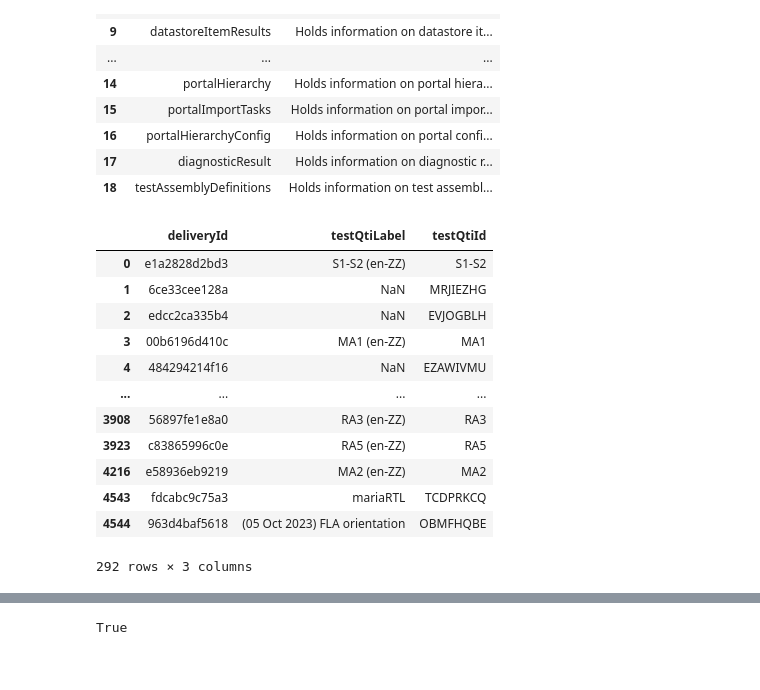
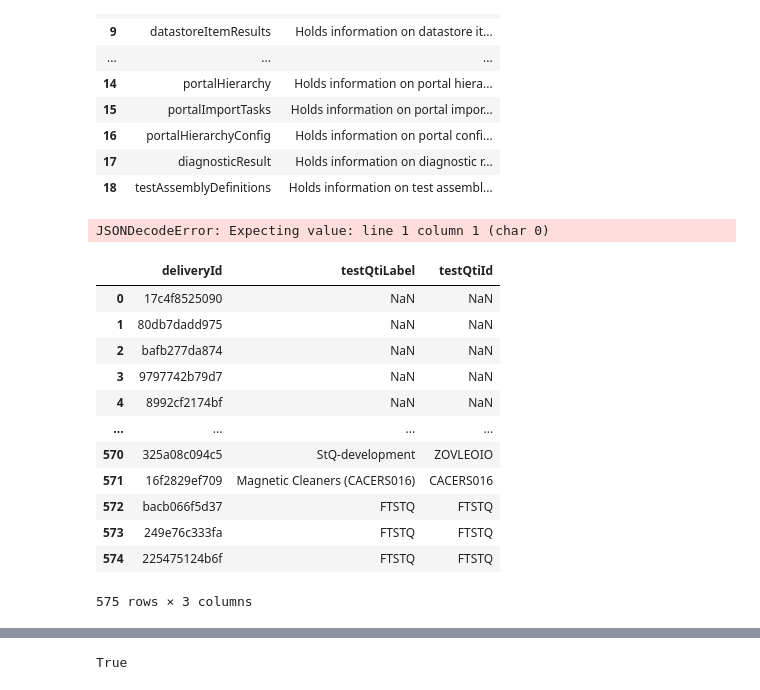
Before and after one commit to leonhead-acer/pisa2025-api-etl, a Jupyter notebook: Getting_started_with_Data_Extraction.ipynb, the cells around one changed output, grey strips where cells are left out. Drawn from its saved outputs; the diff is of its cells as text; code cells hidden in the pictures.

```diff
--- a/Getting_started_with_Data_Extraction.ipynb
+++ b/Getting_started_with_Data_Extraction.ipynb
@@ -175,11 +172,16 @@ logging.captureWarnings(True)
 ##
 ##    function to obtain a new OAuth 2.0 token from the authentication server
 ##
-def get_new_token():
+def get_new_token(type: str):
 
-    auth_server_url = "https://auth-pisa-qa.staging.gcp-eu.taocloud.org/v1/oauth2/tokens"
-    client_id = 'Q2caBAhwvNF8NgmrEPKrUw'
-    client_secret = 'wHtKRe6eA7BWRBNIISiTQk3uM210OJdQ'
+    if(type=="staging"):
+        auth_server_url = "https://auth-pisa-qa.staging.gcp-eu.taocloud.org/v1/oauth2/tokens"
+        client_id = 'Q2caBAhwvNF8NgmrEPKrUw'
+        client_secret = 'wHtKRe6eA7BWRBNIISiTQk3uM210OJdQ'
+    elif(type=='prod'):
+        auth_server_url = "https://auth-pisa-prod.prod.gcp-eu.taocloud.org/v1/oauth2/tokens"
+        client_id = 'Amb9_PvLT4I2ui8flocJsA'
+        client_secret = 'a8OIzcsHn0z8Z7mtYG9zfjXZotrIJQS1lNuEKEVSFHs'
 
     token_req_payload = {'grant_type': 'client_credentials'}
 
@@ -198,7 +200,7 @@ def get_new_token():
 ##
 ## 	obtain a token before calling the API for the first time
 ##
-token = get_new_token()
+token = get_new_token(type='prod')
 # %% [output]
 Successfuly obtained a new token
 # %%
@@ -232,7 +234,7 @@ df_health.text
 # %% [output]
 '{"status":"ok"}'
 # %%
-api_url_entity_list = "https://dynamic-query-api-pisa-qa.staging.gcp-eu.taocloud.org/api/v1/entity/list"
+api_url_entity_list = "https://dynamic-query-api-pisa-prod.prod.gcp-eu.taocloud.org/api/v1/entity/list"
 response = req_func(req_type = "get", url=api_url_entity_list,token=token)
 df_entity_list = pd.json_normalize(json.loads(response.text))
 df_entity_list
@@ -277,6 +279,8 @@ with pd.ExcelWriter('entity_specx.xlsx') as writer:
                 len(str(series.name))  # len of column name/header
                 )) + 1  # adding a little extra space
             worksheet.set_column(idx, idx, max_len)  # set column width
+# %% [output]
+JSONDecodeError: Expecting value: line 1 column 1 (char 0)
 # %%
 def api_json_extract(response,entity,options=None):
 
@@ -414,22 +444,24 @@ output = api_json_extract(ent_df[ent_keys[0]], entity = ent_keys[0], options = N
   # )
 # )
 # %%
+from datetime import date
+
 all_deliveries_results = pd.json_normalize(output,record_path=['data'],max_level=0)
 # all_deliveries_results['uniqueId'] = all_deliveries_results['deliveryId'] + all_deliveries_results['login']
 del_tab = all_deliveries_results[['deliveryId','testQtiLabel','testQtiId']].drop_duplicates()
-del_tab.to_excel('all_delivery results 20240126.xlsx')
+del_tab.to_excel('all_delivery results '+ date.today().strftime('%Y%m%d') + '.xlsx')
 del_tab
 # %% [output]
 |  | deliveryId | testQtiLabel | testQtiId |
-| 0 | e1a2828d2bd3 | S1-S2 (en-ZZ) | S1-S2 |
-| 1 | 6ce33cee128a | NaN | MRJIEZHG |
-| 2 | edcc2ca335b4 | NaN | EVJOGBLH |
-| 3 | 00b6196d410c | MA1 (en-ZZ) | MA1 |
-| 4 | 484294214f16 | NaN | EZAWIVMU |
+| 0 | 17c4f8525090 | NaN | NaN |
+| 1 | 80db7dadd975 | NaN | NaN |
+| 2 | bafb277da874 | NaN | NaN |
+| 3 | 9797742b79d7 | NaN | NaN |
+| 4 | 8992cf2174bf | NaN | NaN |
 | ... | ... | ... | ... |
-| 3908 | 56897fe1e8a0 | RA3 (en-ZZ) | RA3 |
-| 3923 | c83865996c0e | RA5 (en-ZZ) | RA5 |
-| 4216 | e58936eb9219 | MA2 (en-ZZ) | MA2 |
-| 4543 | fdcabc9c75a3 | mariaRTL | TCDPRKCQ |
-| 4544 | 963d4baf5618 | (05 Oct 2023) FLA orientation | OBMFHQBE |
+| 570 | 325a08c094c5 | StQ-development | ZOVLEOIO |
+| 571 | 16f2829ef709 | Magnetic Cleaners (CACERS016) | CACERS016 |
+| 572 | bacb066f5d37 | FTSTQ | FTSTQ |
+| 573 | 249e76c333fa | FTSTQ | FTSTQ |
+| 574 | 225475124b6f | FTSTQ | FTSTQ |
-292 rows × 3 columns
+575 rows × 3 columns
```
Also changed, not shown: parts of 25 cells of this notebook.
